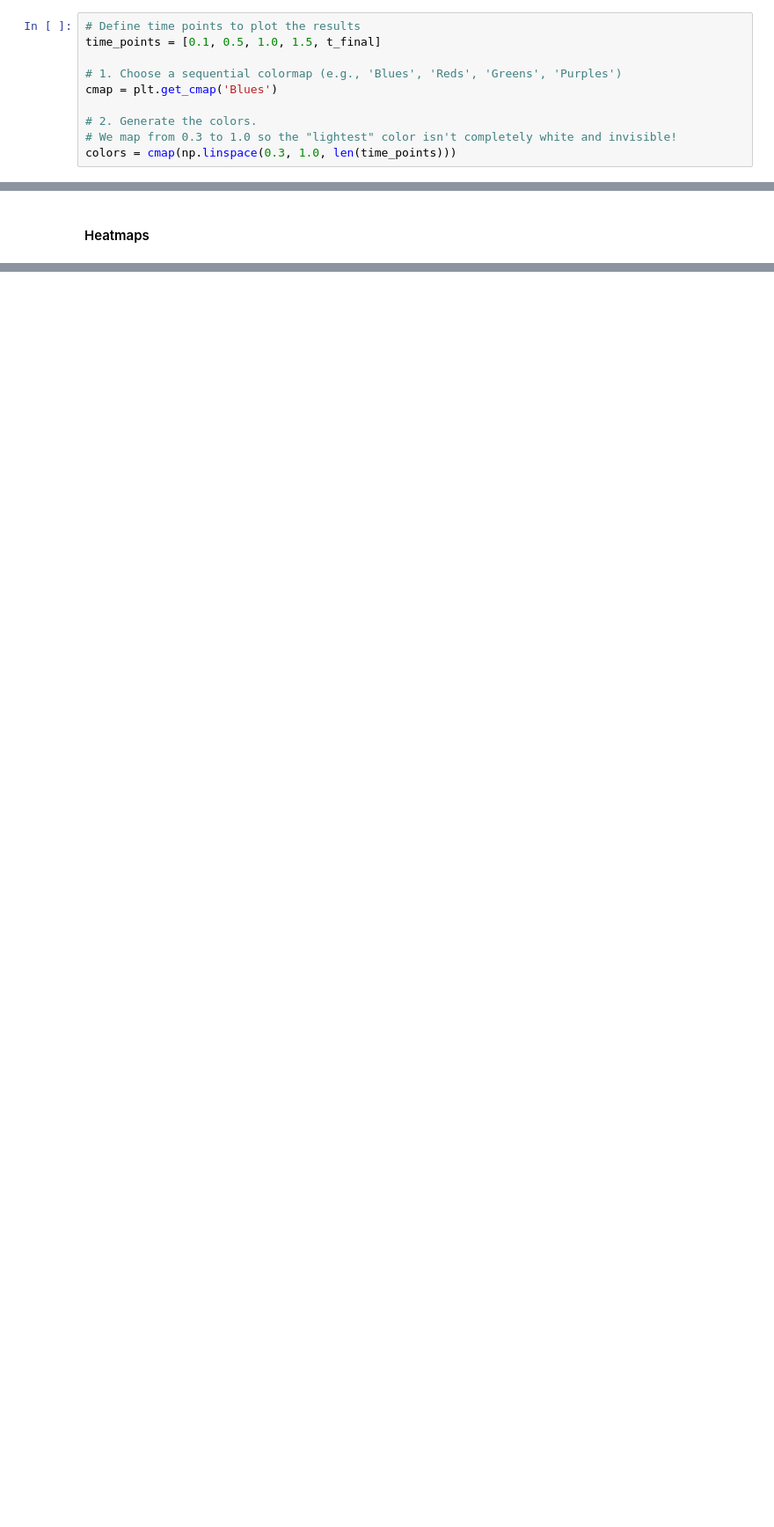
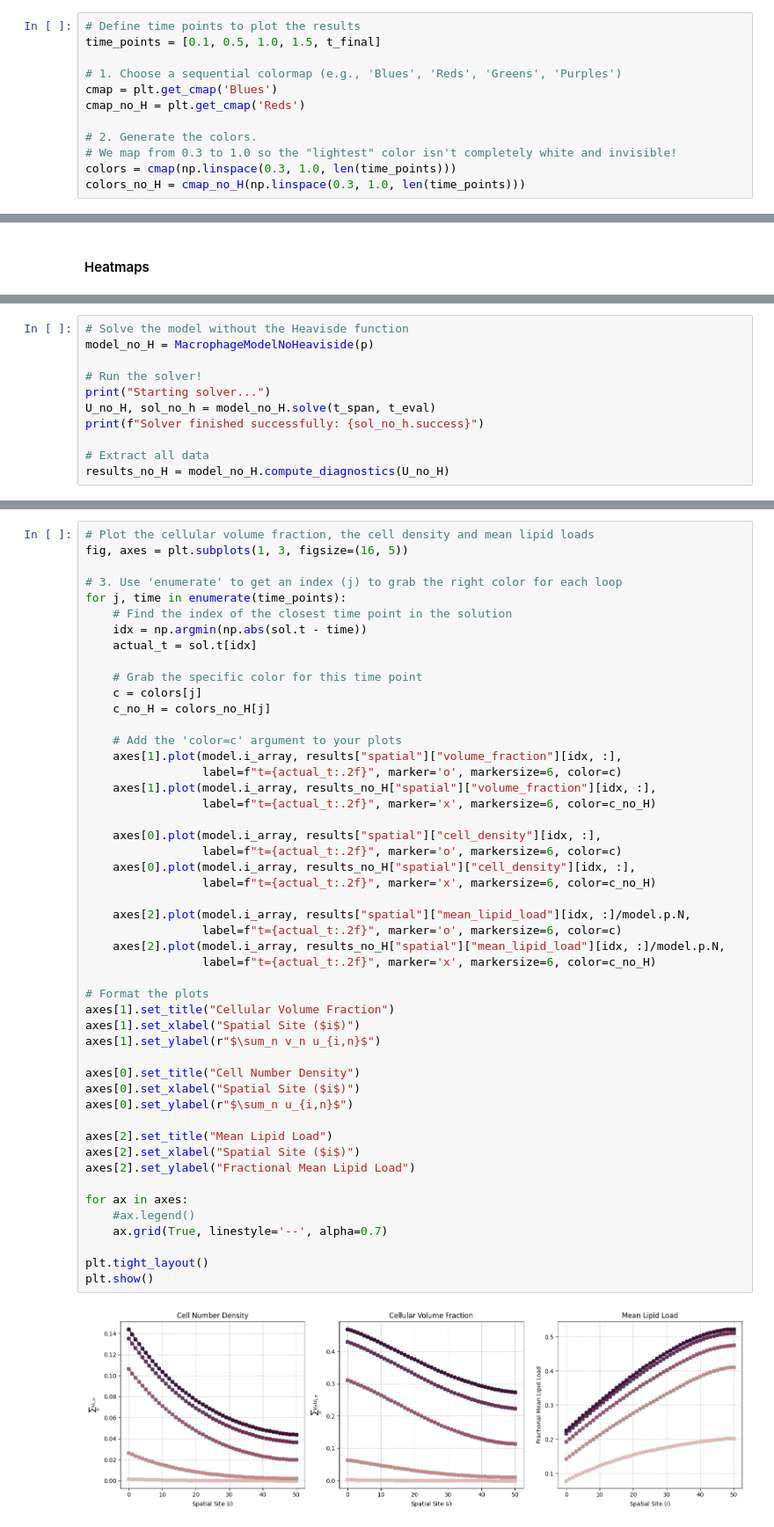
Before and after one commit to eleonoraagostinelli/VolumeFilling-Multiscale-Model, a Jupyter notebook: Discrete_SpaceStructure_Solver.ipynb, the cells around one changed output, grey strips where cells are left out. Shown at 88% size. Drawn from its saved outputs; the diff is of its cells as text; blank space fills up the shorter version.

```diff
--- a/Discrete_SpaceStructure_Solver.ipynb
+++ b/Discrete_SpaceStructure_Solver.ipynb
@@ -55,10 +53,12 @@ time_points = [0.1, 0.5, 1.0, 1.5, t_final]
 
 # 1. Choose a sequential colormap (e.g., 'Blues', 'Reds', 'Greens', 'Purples')
 cmap = plt.get_cmap('Blues')
+cmap_no_H = plt.get_cmap('Reds')
 
 # 2. Generate the colors.
 # We map from 0.3 to 1.0 so the "lightest" color isn't completely white and invisible!
 colors = cmap(np.linspace(0.3, 1.0, len(time_points)))
+colors_no_H = cmap_no_H(np.linspace(0.3, 1.0, len(time_points)))
 # %% [markdown]
 #### Spatial profiles
 # %%
@@ -278,0 +281,11 @@ plt.show()
+# %%
+# Solve the model without the Heavisde function
+model_no_H = MacrophageModelNoHeaviside(p)
+
+# Run the solver!
+print("Starting solver...")
+U_no_H, sol_no_h = model_no_H.solve(t_span, t_eval)
+print(f"Solver finished successfully: {sol_no_h.success}")
+
+# Extract all data
+results_no_H = model_no_H.compute_diagnostics(U_no_H)
@@ -278,0 +295,51 @@ plt.show()
+# %%
+# Plot the cellular volume fraction, the cell density and mean lipid loads
+fig, axes = plt.subplots(1, 3, figsize=(16, 5))
+
+# 3. Use 'enumerate' to get an index (j) to grab the right color for each loop
+for j, time in enumerate(time_points):
+    # Find the index of the closest time point in the solution
+    idx = np.argmin(np.abs(sol.t - time))
+    actual_t = sol.t[idx]
+
+    # Grab the specific color for this time point
+    c = colors[j]
+    c_no_H = colors_no_H[j]
+
+    # Add the 'color=c' argument to your plots
+    axes[1].plot(model.i_array, results["spatial"]["volume_fraction"][idx, :],
+                 label=f"t={actual_t:.2f}", marker='o', markersize=6, color=c)
+    axes[1].plot(model.i_array, results_no_H["spatial"]["volume_fraction"][idx, :],
+                 label=f"t={actual_t:.2f}", marker='x', markersize=6, color=c_no_H)
+
+    axes[0].plot(model.i_array, results["spatial"]["cell_density"][idx, :],
+                 label=f"t={actual_t:.2f}", marker='o', markersize=6, color=c)
+    axes[0].plot(model.i_array, results_no_H["spatial"]["cell_density"][idx, :],
+                 label=f"t={actual_t:.2f}", marker='x', markersize=6, color=c_no_H)
+
+    axes[2].plot(model.i_array, results["spatial"]["mean_lipid_load"][idx, :]/model.p.N,
+                 label=f"t={actual_t:.2f}", marker='o', markersize=6, color=c)
+    axes[2].plot(model.i_array, results_no_H["spatial"]["mean_lipid_load"][idx, :]/model.p.N,
+                 label=f"t={actual_t:.2f}", marker='x', markersize=6, color=c_no_H)
+
+# Format the plots
+axes[1].set_title("Cellular Volume Fraction")
+axes[1].set_xlabel("Spatial Site ($i$)")
+axes[1].set_ylabel(r"$\sum_n v_n u_{i,n}$")
+
+axes[0].set_title("Cell Number Density")
+axes[0].set_xlabel("Spatial Site ($i$)")
+axes[0].set_ylabel(r"$\sum_n u_{i,n}$")
+
+axes[2].set_title("Mean Lipid Load")
+axes[2].set_xlabel("Spatial Site ($i$)")
+axes[2].set_ylabel("Fractional Mean Lipid Load")
+
+for ax in axes:
+    #ax.legend()
+    ax.grid(True, linestyle='--', alpha=0.7)
+
+plt.tight_layout()
+plt.show()
+# %% [output]
+[figure, added]
```
Also changed, not shown: parts of 10 cells of this notebook, 1 other file.
